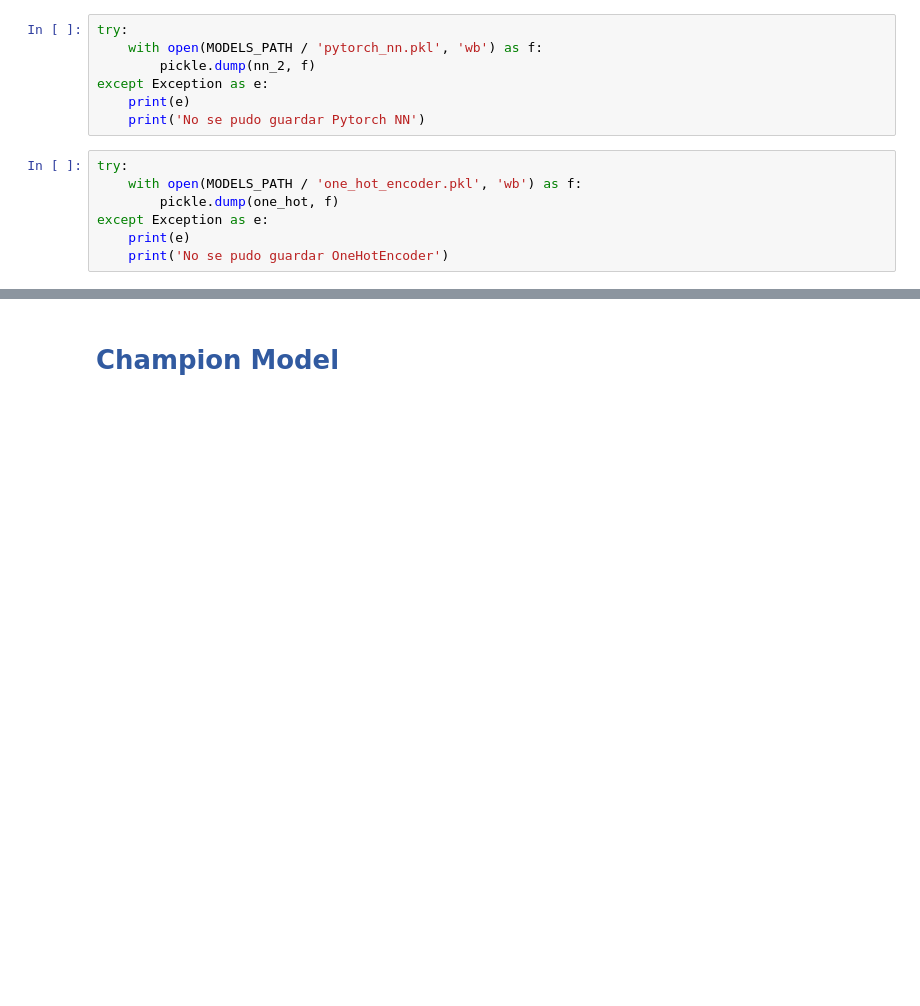
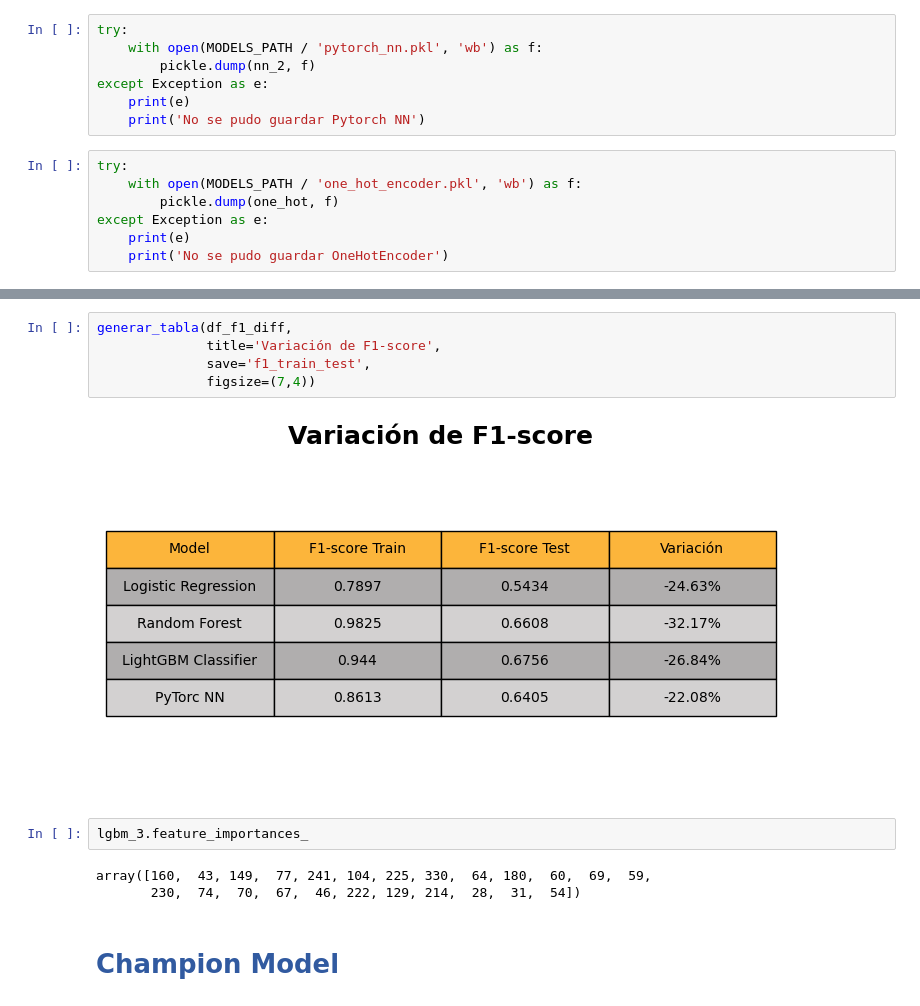
Before and after one commit to ignaciomajo/velarion_fintech, a Jupyter notebook: Modeling_Velarion.ipynb, the cells around one changed output, grey strips where cells are left out. Saved outputs shown, nothing was run; the diff lists cells and outputs as text; blank space fills up the shorter version.

```diff
--- a/Modeling_Velarion.ipynb
+++ b/Modeling_Velarion.ipynb
@@ -3593,2 +3935,14 @@ except Exception as e:
+# %%
+generar_tabla(df_f1_diff,
+              title='Variación de F1-score',
+              save='f1_train_test',
+              figsize=(7,4))
+# %% [output]
+[figure, added]
+# %%
+lgbm_3.feature_importances_
+# %% [output]
+array([160,  43, 149,  77, 241, 104, 225, 330,  64, 180,  60,  69,  59,
+       230,  74,  70,  67,  46, 222, 129, 214,  28,  31,  54])
 # %% [markdown]
 # <font color='#315aa0'>**Champion Model**</font>
```
Also changed, not shown: parts of 40 cells of this notebook.
